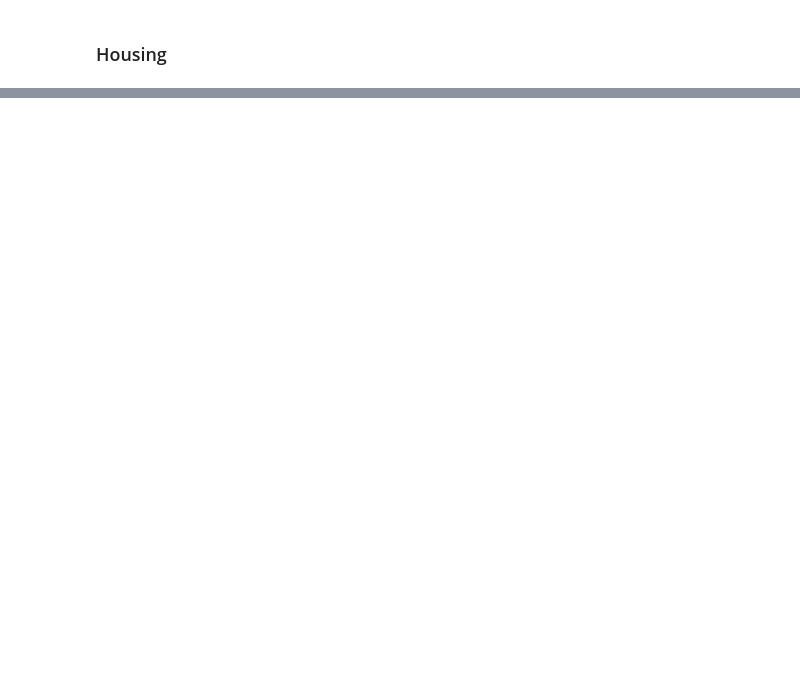
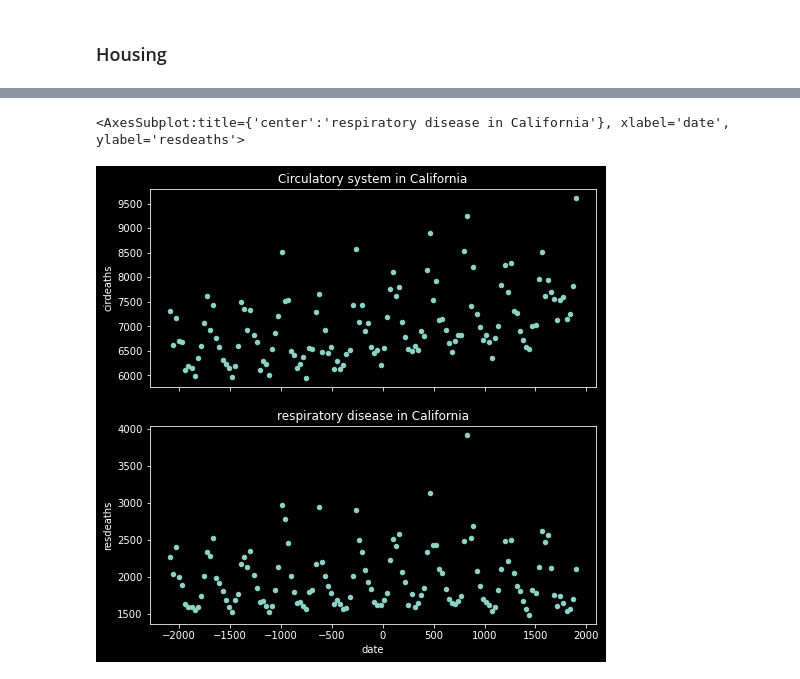
Before and after one commit to arnaud39/us_studies, a Jupyter notebook: explatory.ipynb, the cells around one changed output, grey strips where cells are left out. Saved outputs shown, nothing was run; the diff lists cells and outputs as text; code cells hidden in the pictures; blank space fills up the shorter version.

```diff
--- a/explatory.ipynb
+++ b/explatory.ipynb
@@ -339,0 +402,8 @@ df_demographic
+# %%
+df_ = df_observed.loc[
+    ("CA", slice(None)),:
+]
+
+disaster_date= "2015-9-22"
+df_.loc[:,"date"] = ((df_.loc[:,"date"] - pd.to_datetime(disaster_date))/ np.timedelta64(1, 'D')).astype(int)
+df_
@@ -339,0 +429,21 @@ df_demographic
+# %%
+import matplotlib.pyplot as plt
+
+plt.figure(figsize=(8, 8))
+ax = plt.subplot(2, 1, 1)
+df_.plot.scatter(
+    y="cirdeaths",
+    x="date",
+    title="Circulatory system in California",
+    ax=ax,
+)
+ax = plt.subplot(2, 1, 2, sharex=ax)
+df_.plot.scatter(
+    y="resdeaths",
+    x="date",
+    title="respiratory disease in California",
+    ax=ax,
+)
+# %% [output]
+<AxesSubplot:title={'center':'respiratory disease in California'}, xlabel='date', ylabel='resdeaths'>
+[figure, added]
```
Also changed, not shown: parts of 28 cells of this notebook, 35 other files.
